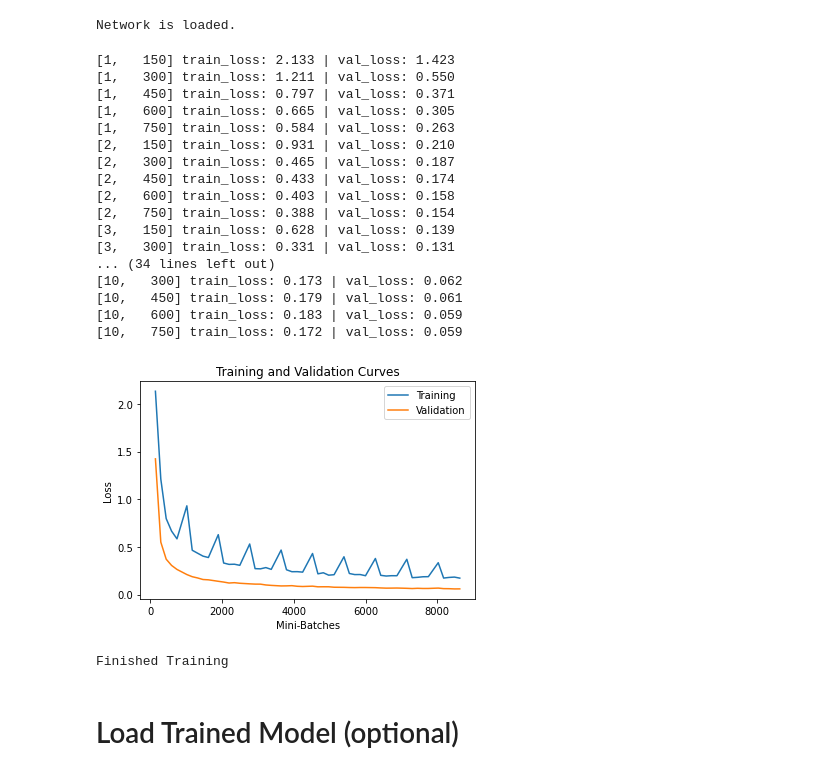
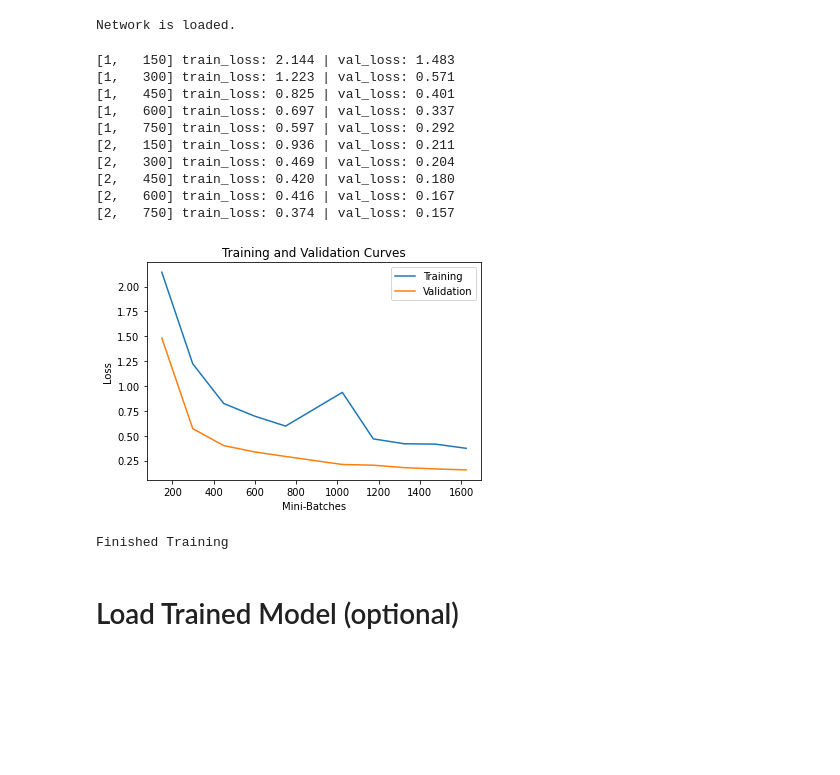
Before and after one commit to dpalbrecht/MiniTorch, a Jupyter notebook: 2020_10_25_MNIST_Classifier.ipynb, the cells around one changed output. Cells and saved outputs as stored; diff of their text form; code cells hidden in the pictures; blank space fills up the shorter version.

```diff
--- a/2020_10_25_MNIST_Classifier.ipynb
+++ b/2020_10_25_MNIST_Classifier.ipynb
@@ -54,11 +56,12 @@ tfms = {
     'inference':tfm
 }
 
-torch_wrapper = TorchWrapper(X, y,
-                             datasets.MatrixDataset,
-                             transforms=tfms,
-                             val_size=0.10, test_size=0.10,
-                             batch_sizes=(64,-1,-1), num_workers=(0,0,0))
+# TODO: Implement different train/test/split schemes (k-fold cv)
+minitorch = MiniTorch(X, y,
+                      datasets.MatrixDataset,
+                      transforms=tfms,
+                      val_size=0.10, test_size=0.10,
+                      batch_sizes=(64,-1,-1), num_workers=(0,0,0))
 # %% [output]
 Data is split:
 Training shape: ((55999, 28, 28), (55999, 10))
@@ -89,33 +92,26 @@ class Net(nn.Module):
         x = self.fc2(x)
         return F.log_softmax(x, dim=1)
 # %%
-torch_wrapper.load_net(net=Net(), weights='equal',
-                       chosen_criterion=nn.CrossEntropyLoss,
-                       chosen_optimizer=optim.SGD,
-                       chosen_optimizer_params={'lr':0.01, 'momentum':0.5})
+minitorch.load_net(net=Net(), weights='equal',
+                   chosen_criterion=nn.CrossEntropyLoss,
+                   chosen_optimizer=optim.SGD,
+                   chosen_optimizer_params={'lr':0.01, 'momentum':0.5})
 # %% [output]
 Network is loaded.
 # %%
-torch_wrapper.train(epochs=10, log_mini_batches=150)
+minitorch.train(epochs=2, log_mini_batches=150)
 # %% [output]
-[1,   150] train_loss: 2.133 | val_loss: 1.423
-[1,   300] train_loss: 1.211 | val_loss: 0.550
-[1,   450] train_loss: 0.797 | val_loss: 0.371
-[1,   600] train_loss: 0.665 | val_loss: 0.305
-[1,   750] train_loss: 0.584 | val_loss: 0.263
-[2,   150] train_loss: 0.931 | val_loss: 0.210
-[2,   300] train_loss: 0.465 | val_loss: 0.187
-[2,   450] train_loss: 0.433 | val_loss: 0.174
-[2,   600] train_loss: 0.403 | val_loss: 0.158
-[2,   750] train_loss: 0.388 | val_loss: 0.154
-[3,   150] train_loss: 0.628 | val_loss: 0.139
-[3,   300] train_loss: 0.331 | val_loss: 0.131
-... (34 lines left out)
-[10,   300] train_loss: 0.173 | val_loss: 0.062
-[10,   450] train_loss: 0.179 | val_loss: 0.061
-[10,   600] train_loss: 0.183 | val_loss: 0.059
-[10,   750] train_loss: 0.172 | val_loss: 0.059
+[1,   150] train_loss: 2.144 | val_loss: 1.483
+[1,   300] train_loss: 1.223 | val_loss: 0.571
+[1,   450] train_loss: 0.825 | val_loss: 0.401
+[1,   600] train_loss: 0.697 | val_loss: 0.337
+[1,   750] train_loss: 0.597 | val_loss: 0.292
+[2,   150] train_loss: 0.936 | val_loss: 0.211
+[2,   300] train_loss: 0.469 | val_loss: 0.204
+[2,   450] train_loss: 0.420 | val_loss: 0.180
+[2,   600] train_loss: 0.416 | val_loss: 0.167
+[2,   750] train_loss: 0.374 | val_loss: 0.157
-[figure, old version]
+[figure, new version]
 Finished Training
 # %% [markdown]
 # Load Trained Model (optional)
```
Also changed, not shown: parts of 4 cells of this notebook, 2 other files.
